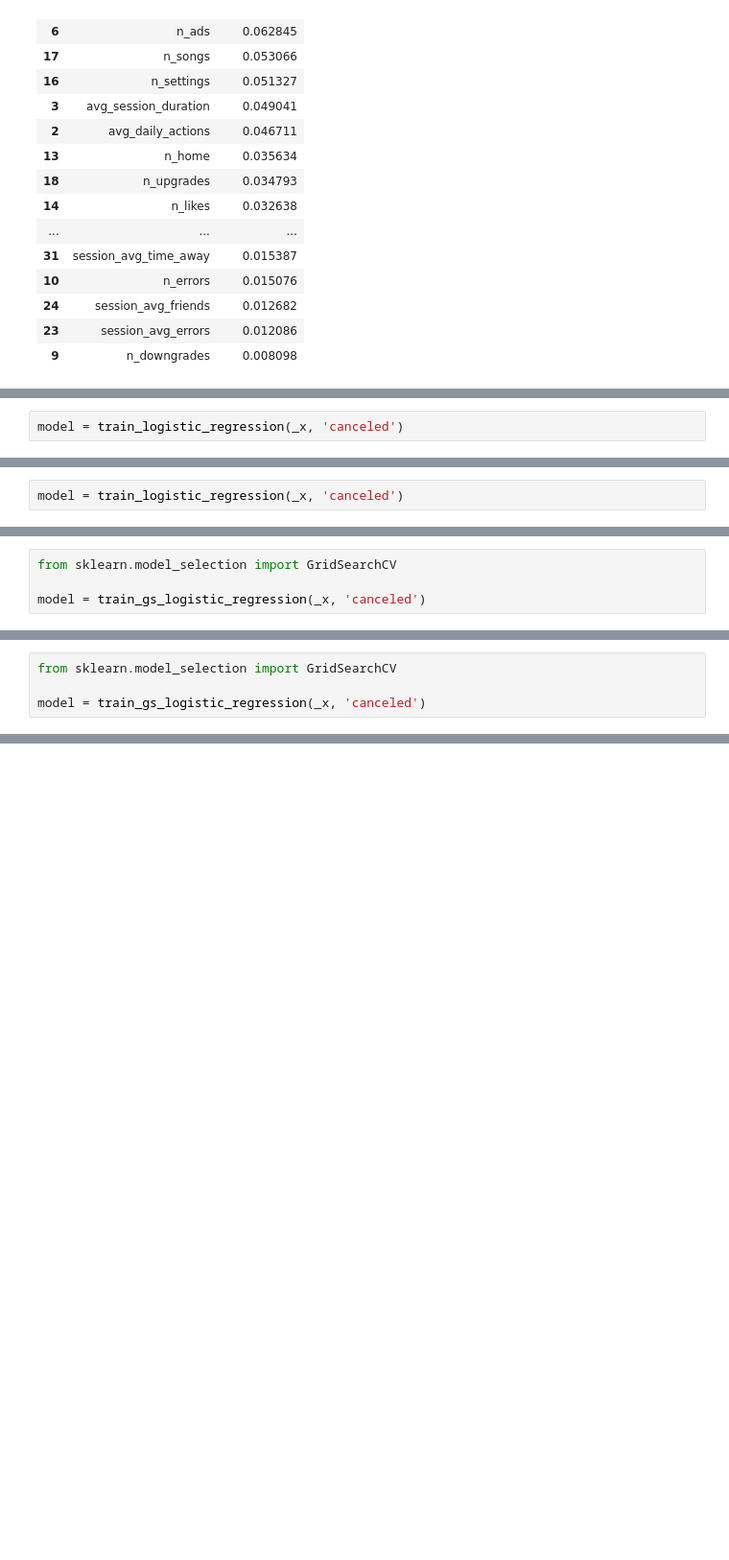
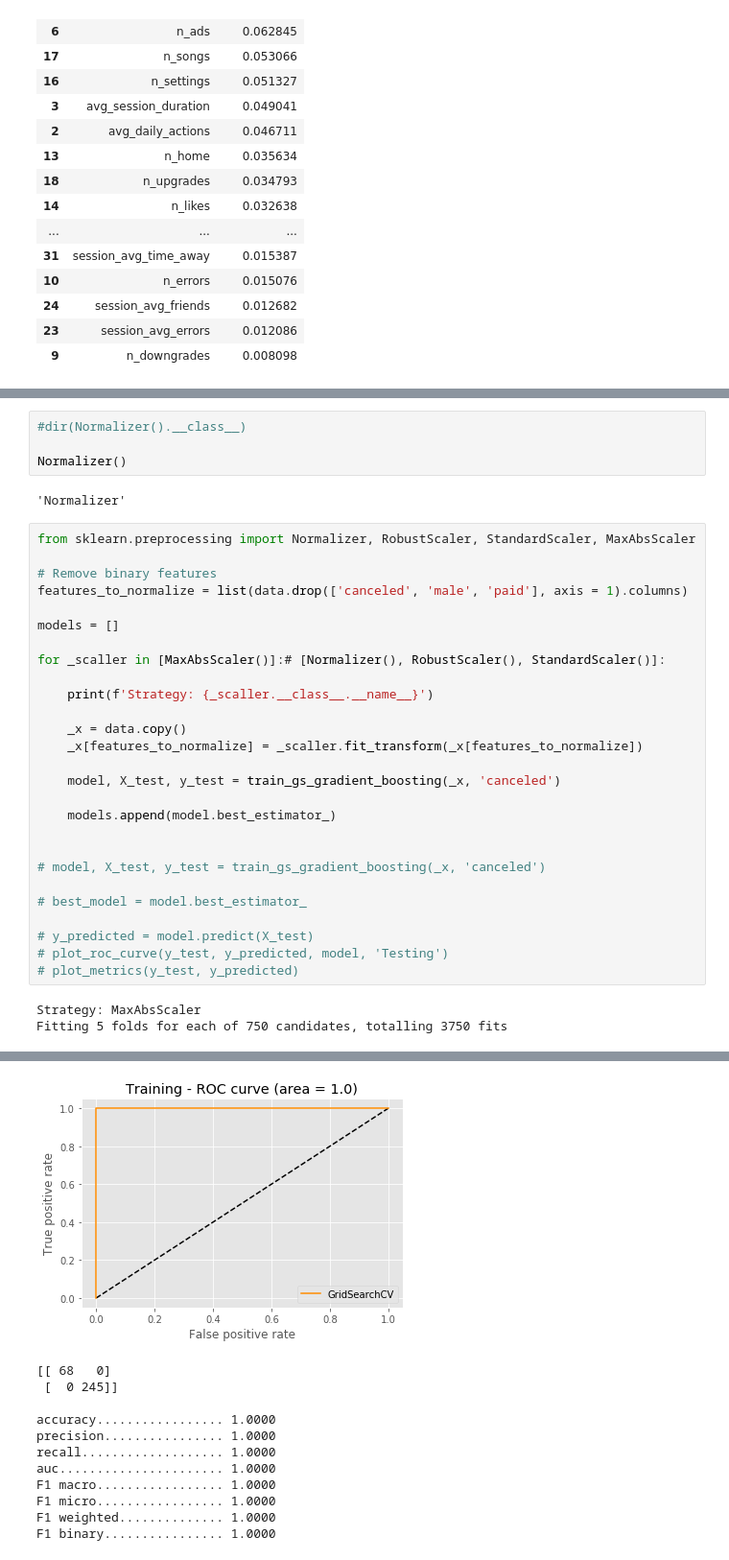
Before and after one commit to brunowdev/sparkify, a Jupyter notebook: Sklearn - Test.ipynb, the cells around one changed output, grey strips where cells are left out. Shown at 96% size. Saved outputs shown, nothing was run; the diff lists cells and outputs as text; blank space fills up the shorter version.

Commit message:
Grid Search

```diff
--- a/Sklearn - Test.ipynb
+++ b/Sklearn - Test.ipynb
@@ -823,2 +486,0 @@ F1 binary................ 0.6857
-# %%
-model = train_logistic_regression(_x, 'canceled')
@@ -850,2 +486,0 @@ F1 binary................ 0.7234
-# %%
-model = train_logistic_regression(_x, 'canceled')
@@ -877,4 +486,0 @@ F1 binary................ 0.7083
-# %%
-from sklearn.model_selection import GridSearchCV
-
-model = train_gs_logistic_regression(_x, 'canceled')
@@ -916,4 +486,0 @@ model.best_params_
-# %%
-from sklearn.model_selection import GridSearchCV
-
-model = train_gs_logistic_regression(_x, 'canceled')
@@ -968,0 +489,36 @@ model.best_score_
+# %%
+#dir(Normalizer().__class__)
+
+Normalizer()
+# %% [output]
+'Normalizer'
+# %%
+from sklearn.preprocessing import Normalizer, RobustScaler, StandardScaler, MaxAbsScaler
+
+# Remove binary features
+features_to_normalize = list(data.drop(['canceled', 'male', 'paid'], axis = 1).columns)
+
+models = []
+
+for _scaller in [MaxAbsScaler()]:# [Normalizer(), RobustScaler(), StandardScaler()]:
+
+    print(f'Strategy: {_scaller.__class__.__name__}')
+
+    _x = data.copy()
+    _x[features_to_normalize] = _scaller.fit_transform(_x[features_to_normalize])
+
+    model, X_test, y_test = train_gs_gradient_boosting(_x, 'canceled')
+
+    models.append(model.best_estimator_)
+
+
+# model, X_test, y_test = train_gs_gradient_boosting(_x, 'canceled')
+
+# best_model = model.best_estimator_
+
+# y_predicted = model.predict(X_test)
+# plot_roc_curve(y_test, y_predicted, model, 'Testing')
+# plot_metrics(y_test, y_predicted)
+# %% [output]
+Strategy: MaxAbsScaler
+Fitting 5 folds for each of 750 candidates, totalling 3750 fits
@@ -968,0 +535,12 @@ model.best_score_
+[figure, added]
+[[ 68   0]
+ [  0 245]]
+
+accuracy................. 1.0000
+precision................ 1.0000
+recall................... 1.0000
+auc...................... 1.0000
+F1 macro................. 1.0000
+F1 micro................. 1.0000
+F1 weighted.............. 1.0000
+F1 binary................ 1.0000
```
Also changed, not shown: parts of 34 cells of this notebook.
